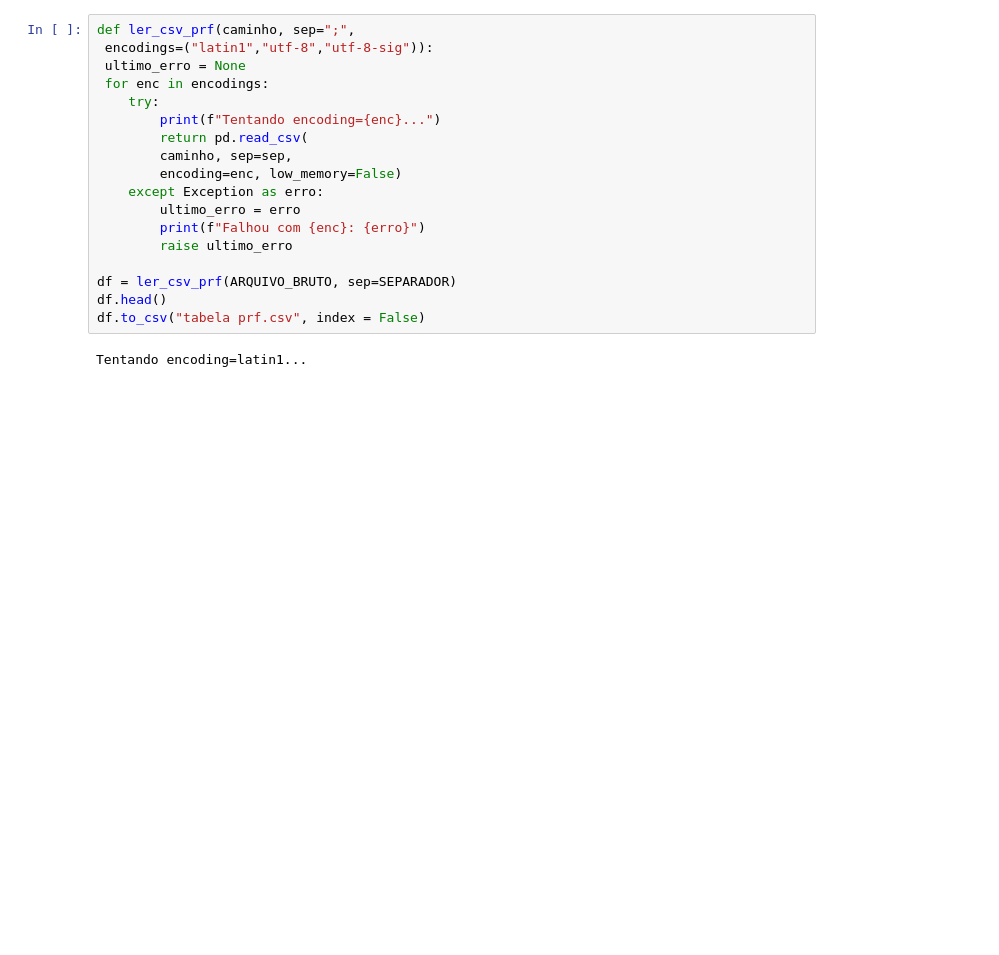
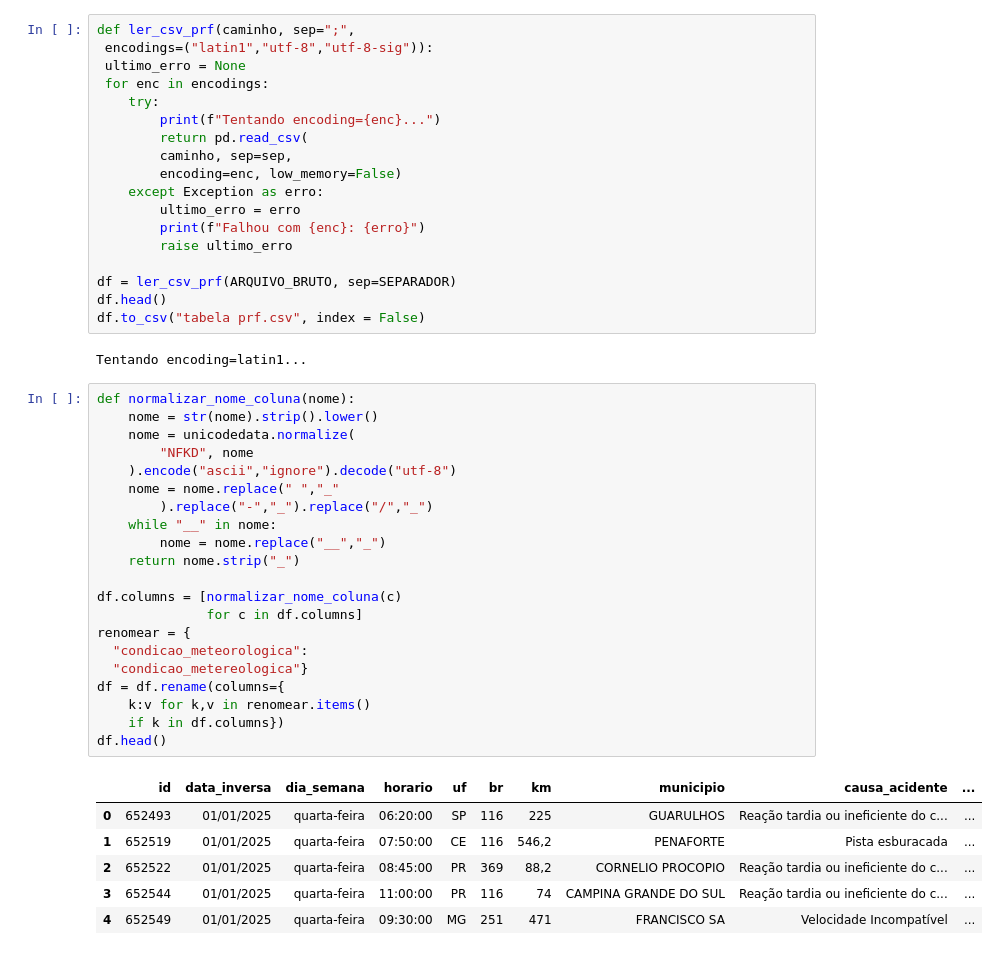
Before and after one commit to betanialeite37-collab/FAP-2026-AnaliseDados, a Jupyter notebook: Projeto_PRF/notebooks/modulo04.ipynb, the cells around one changed output. Cells and saved outputs as stored; diff of their text form; blank space fills up the shorter version.

```diff
--- a/Projeto_PRF/notebooks/modulo04.ipynb
+++ b/Projeto_PRF/notebooks/modulo04.ipynb
@@ -71,3 +71,31 @@ df.head()
 df.to_csv("tabela prf.csv", index = False)
 # %% [output]
 Tentando encoding=latin1...
+# %%
+def normalizar_nome_coluna(nome):
+    nome = str(nome).strip().lower()
+    nome = unicodedata.normalize(
+        "NFKD", nome
+    ).encode("ascii","ignore").decode("utf-8")
+    nome = nome.replace(" ","_"
+        ).replace("-","_").replace("/","_")
+    while "__" in nome:
+        nome = nome.replace("__","_")
+    return nome.strip("_")
+
+df.columns = [normalizar_nome_coluna(c)
+              for c in df.columns]
+renomear = {
+  "condicao_meteorologica":
+  "condicao_metereologica"}
+df = df.rename(columns={
+    k:v for k,v in renomear.items()
+    if k in df.columns})
+df.head()
+# %% [output]
+|  | id | data_inversa | dia_semana | horario | uf | br | km | municipio | causa_acidente | ... |
+| 0 | 652493 | 01/01/2025 | quarta-feira | 06:20:00 | SP | 116 | 225 | GUARULHOS | Reação tardia ou ineficiente do c... | ... |
+| 1 | 652519 | 01/01/2025 | quarta-feira | 07:50:00 | CE | 116 | 546,2 | PENAFORTE | Pista esburacada | ... |
+| 2 | 652522 | 01/01/2025 | quarta-feira | 08:45:00 | PR | 369 | 88,2 | CORNELIO PROCOPIO | Reação tardia ou ineficiente do c... | ... |
+| 3 | 652544 | 01/01/2025 | quarta-feira | 11:00:00 | PR | 116 | 74 | CAMPINA GRANDE DO SUL | Reação tardia ou ineficiente do c... | ... |
+| 4 | 652549 | 01/01/2025 | quarta-feira | 09:30:00 | MG | 251 | 471 | FRANCISCO SA | Velocidade Incompatível | ... |
```
Also changed, not shown: parts of 9 cells of this notebook.
